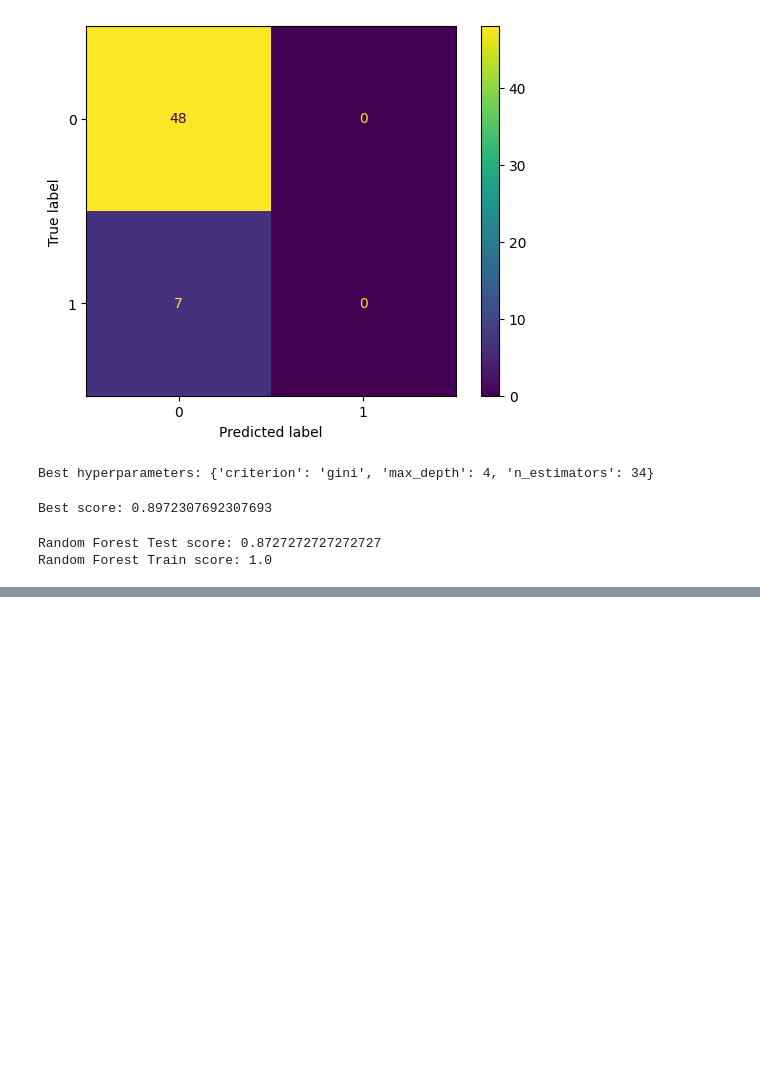
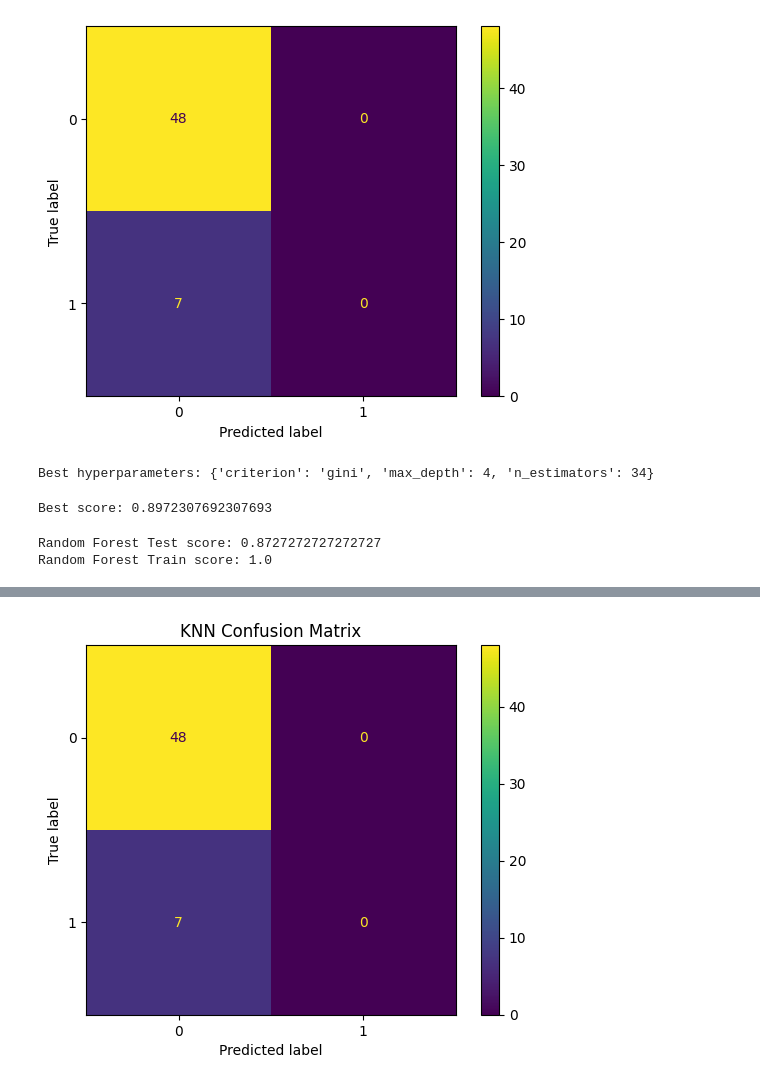
Before and after one commit to DaoudAA/Data-Mining-on-EEG_Data, a Jupyter notebook: RawDataWork_DM.ipynb, the cells around one changed output, grey strips where cells are left out. Cells and saved outputs as stored; diff of their text form; code cells hidden in the pictures; blank space fills up the shorter version.

```diff
--- a/RawDataWork1_DM.ipynb
+++ b/RawDataWork_DM.ipynb
@@ -184,0 +229,9 @@ Random Forest Train score: 1.0
+# %%
+y_pred_knn = knn_model.predict(X_test.values)
+cm_knn = confusion_matrix(Y_test, y_pred_knn)
+disp_knn = ConfusionMatrixDisplay(confusion_matrix=cm_knn)
+disp_knn.plot()
+plt.title('KNN Confusion Matrix')
+plt.show()
+# %% [output]
+[figure, added]
```
Also changed, not shown: parts of 9 cells of this notebook.
